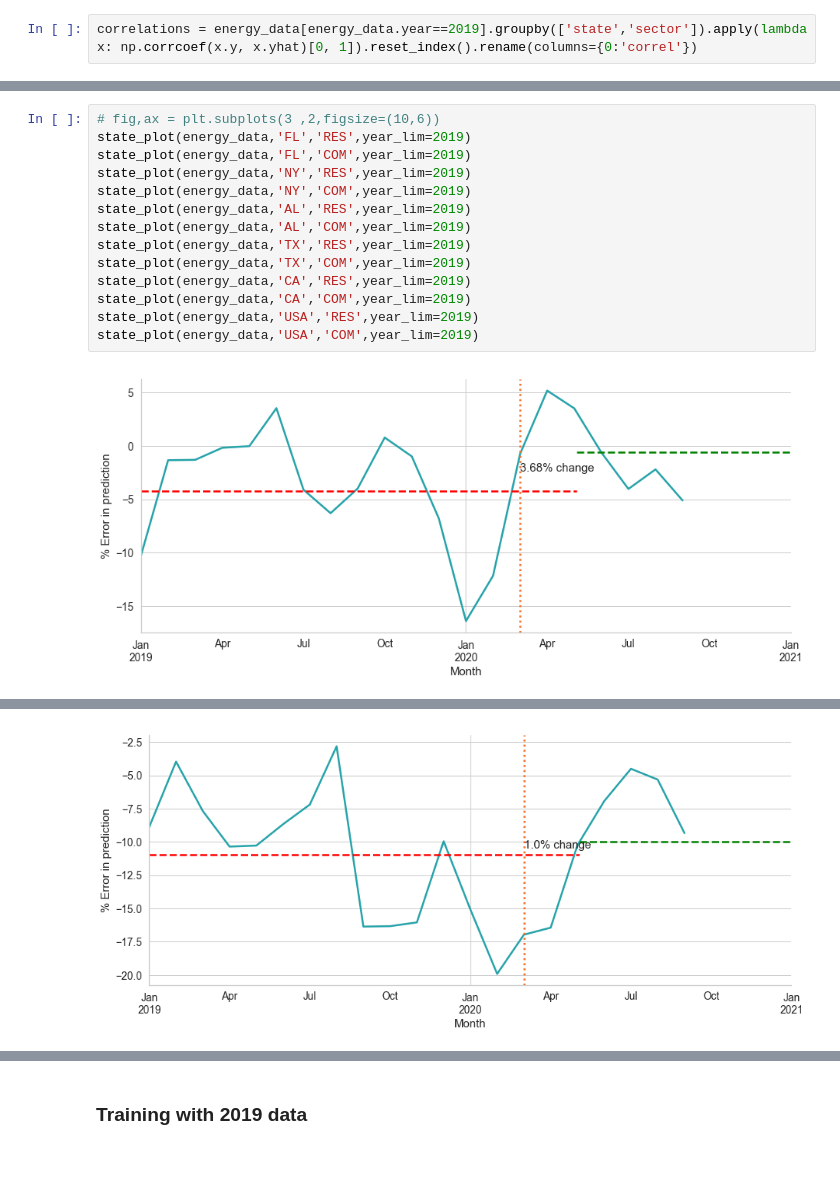
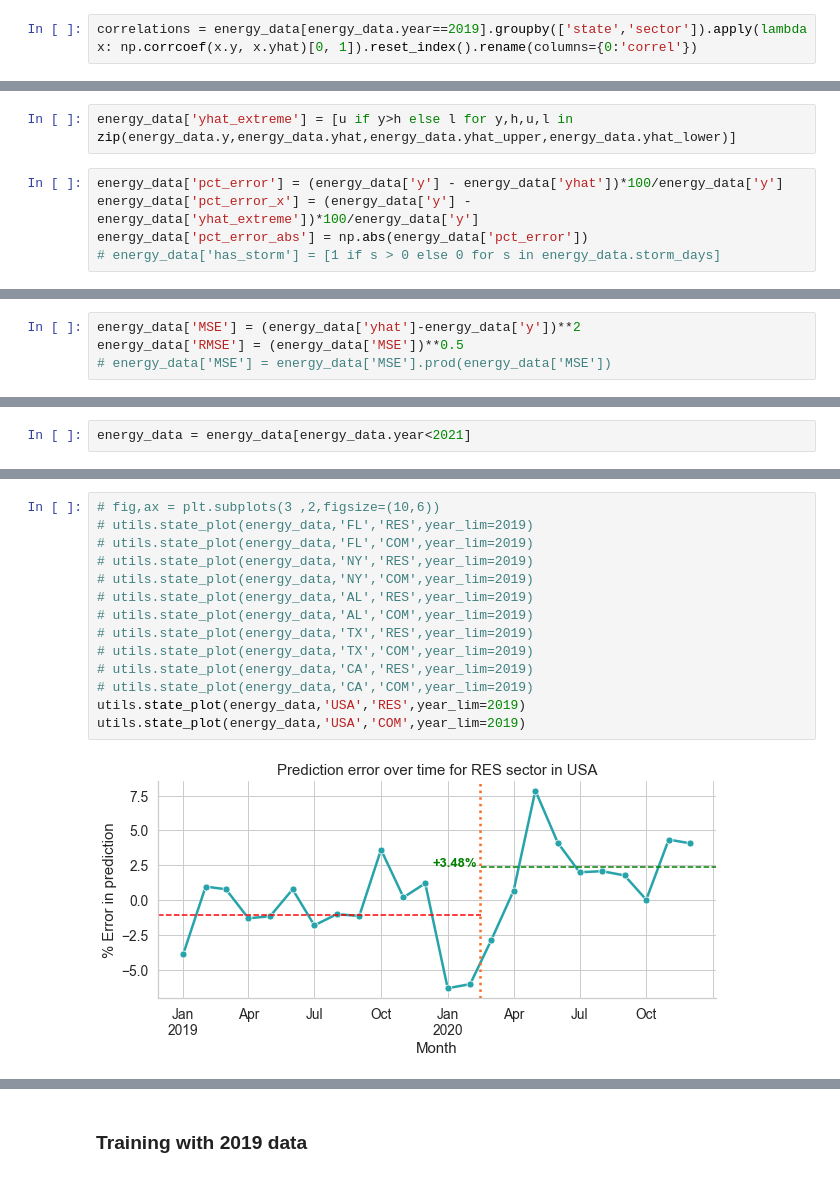
Before and after one commit to tsdataclinic/covid-energy-burden, a Jupyter notebook: EnergyModels.ipynb, the cells around one changed output, grey strips where cells are left out. Cells and saved outputs as stored; diff of their text form.

Commit message:
new model with storm data. National estimates through aggregation vs. estimation

```diff
--- a/EnergyModels.ipynb
+++ b/EnergyModels.ipynb
@@ -195,0 +312,7 @@ energy_data['pct_error'] = (energy_data['y'] - energy_data['yhat'])*100/energy_d
+# %%
+energy_data['yhat_extreme'] = [u if y>h else l for y,h,u,l in zip(energy_data.y,energy_data.yhat,energy_data.yhat_upper,energy_data.yhat_lower)]
+# %%
+energy_data['pct_error'] = (energy_data['y'] - energy_data['yhat'])*100/energy_data['y']
+energy_data['pct_error_x'] = (energy_data['y'] - energy_data['yhat_extreme'])*100/energy_data['y']
+energy_data['pct_error_abs'] = np.abs(energy_data['pct_error'])
+# energy_data['has_storm'] = [1 if s > 0 else 0 for s in energy_data.storm_days]
@@ -195,0 +321,4 @@ energy_data['pct_error'] = (energy_data['y'] - energy_data['yhat'])*100/energy_d
+# %%
+energy_data['MSE'] = (energy_data['yhat']-energy_data['y'])**2
+energy_data['RMSE'] = (energy_data['MSE'])**0.5
+# energy_data['MSE'] = energy_data['MSE'].prod(energy_data['MSE'])
@@ -232,0 +399,2 @@ Prediction Correlation: 0.9690796555749823
+# %%
+energy_data = energy_data[energy_data.year<2021]
@@ -233,16 +417,16 @@ Prediction Correlation: 0.9690796555749823
 # %%
 # fig,ax = plt.subplots(3 ,2,figsize=(10,6))
-state_plot(energy_data,'FL','RES',year_lim=2019)
-state_plot(energy_data,'FL','COM',year_lim=2019)
-state_plot(energy_data,'NY','RES',year_lim=2019)
-state_plot(energy_data,'NY','COM',year_lim=2019)
-state_plot(energy_data,'AL','RES',year_lim=2019)
-state_plot(energy_data,'AL','COM',year_lim=2019)
-state_plot(energy_data,'TX','RES',year_lim=2019)
-state_plot(energy_data,'TX','COM',year_lim=2019)
-state_plot(energy_data,'CA','RES',year_lim=2019)
-state_plot(energy_data,'CA','COM',year_lim=2019)
-state_plot(energy_data,'USA','RES',year_lim=2019)
-state_plot(energy_data,'USA','COM',year_lim=2019)
+# utils.state_plot(energy_data,'FL','RES',year_lim=2019)
+# utils.state_plot(energy_data,'FL','COM',year_lim=2019)
+# utils.state_plot(energy_data,'NY','RES',year_lim=2019)
+# utils.state_plot(energy_data,'NY','COM',year_lim=2019)
+# utils.state_plot(energy_data,'AL','RES',year_lim=2019)
+# utils.state_plot(energy_data,'AL','COM',year_lim=2019)
+# utils.state_plot(energy_data,'TX','RES',year_lim=2019)
+# utils.state_plot(energy_data,'TX','COM',year_lim=2019)
+# utils.state_plot(energy_data,'CA','RES',year_lim=2019)
+# utils.state_plot(energy_data,'CA','COM',year_lim=2019)
+utils.state_plot(energy_data,'USA','RES',year_lim=2019)
+utils.state_plot(energy_data,'USA','COM',year_lim=2019)
 # %% [output]
-[figure, old version]
+[figure, new version]
@@ -250 +433,0 @@ state_plot(energy_data,'USA','COM',year_lim=2019)
-[figure, removed]
```
Also changed, not shown: parts of 54 cells of this notebook, 4 other files.
